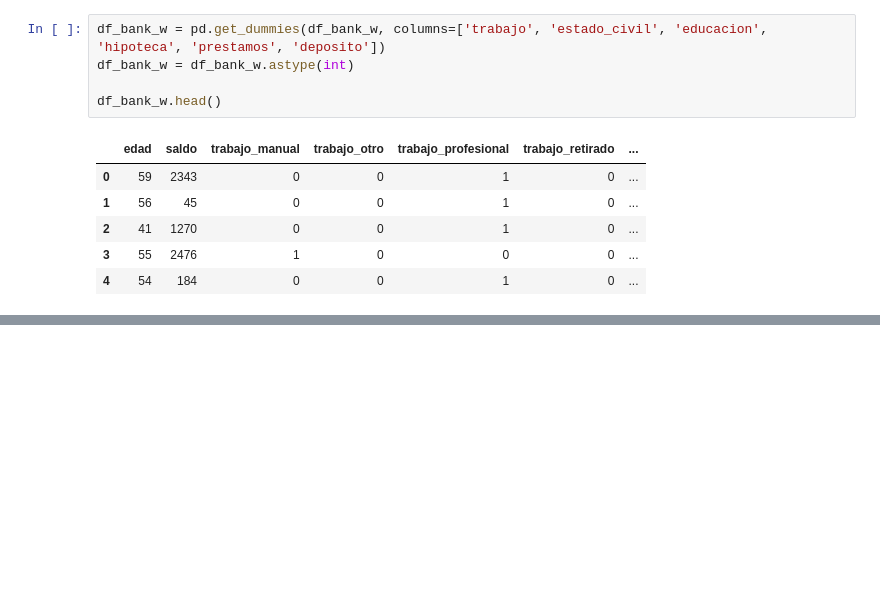
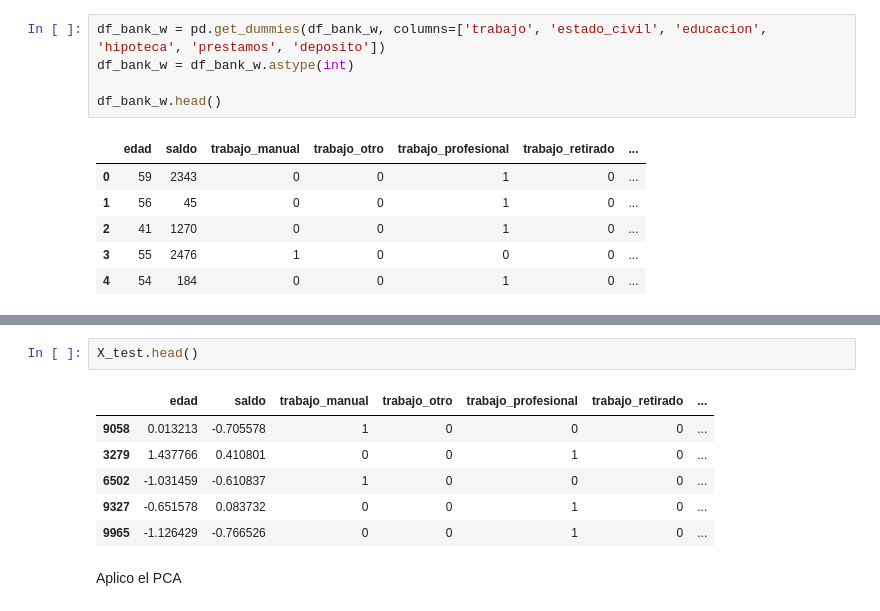
Before and after one commit to hailemen/Projecte-Machine-Learning, a Jupyter notebook: HAILE_SPRINT6.ipynb, the cells around one changed output, grey strips where cells are left out. Drawn from its saved outputs; the diff is of its cells as text; blank space fills up the shorter version.

```diff
--- a/HAILE_SPRINT6.ipynb
+++ b/HAILE_SPRINT6.ipynb
@@ -178,0 +220,11 @@ df_bank_w.head()
+# %%
+X_test.head()
+# %% [output]
+|  | edad | saldo | trabajo_manual | trabajo_otro | trabajo_profesional | trabajo_retirado | ... |
+| 9058 | 0.013213 | -0.705578 | 1 | 0 | 0 | 0 | ... |
+| 3279 | 1.437766 | 0.410801 | 0 | 0 | 1 | 0 | ... |
+| 6502 | -1.031459 | -0.610837 | 1 | 0 | 0 | 0 | ... |
+| 9327 | -0.651578 | 0.083732 | 0 | 0 | 1 | 0 | ... |
+| 9965 | -1.126429 | -0.766526 | 0 | 0 | 1 | 0 | ... |
+# %% [markdown]
+Aplico el PCA
```
Also changed, not shown: parts of 9 cells of this notebook.
